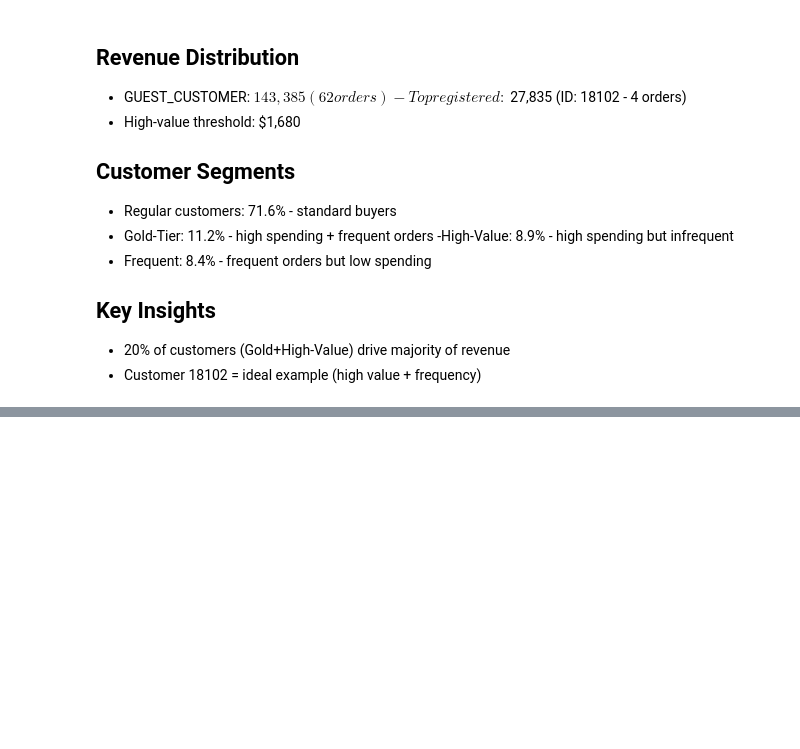
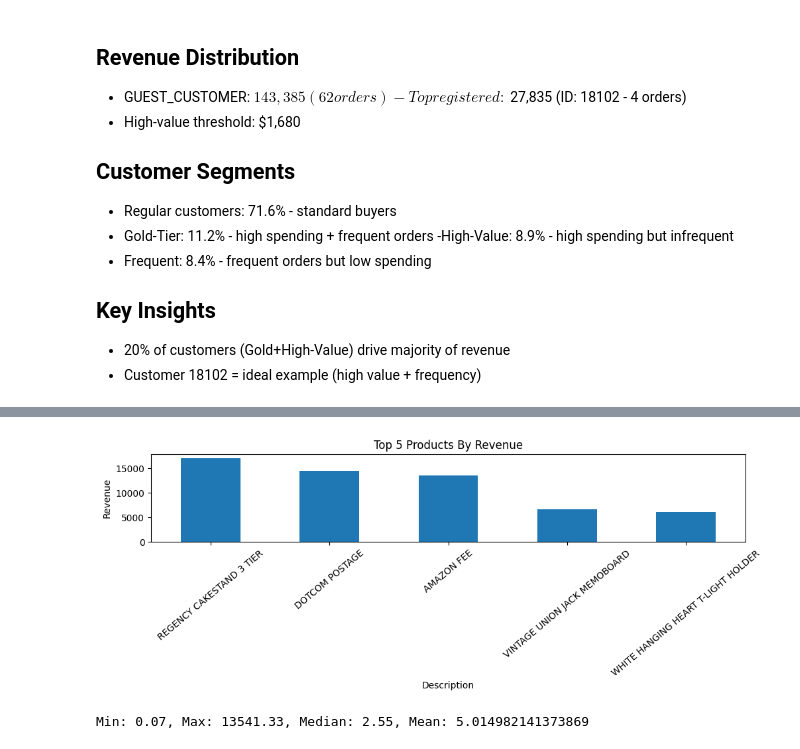
Before and after one commit to Guri-1186/Sales-Performance-Analysis, a Jupyter notebook: sales_analysis..ipynb, the cells around one changed output, grey strips where cells are left out. Cells and saved outputs as stored; diff of their text form; code cells hidden in the pictures; blank space fills up the shorter version.

Commit message:
Complete first part of Product Analysis

```diff
--- a/sales_analysis..ipynb
+++ b/sales_analysis..ipynb
@@ -729,0 +750,5 @@ Name: count, dtype: int64
+# %%
+# Products by revenue generated
+sales_clean["Revenue"] = sales_clean["Quantity"] * sales_clean["UnitPrice"]
+products_by_revenue = sales_clean.groupby("Description", observed = False)["Revenue"].sum().sort_values(ascending = False)
+print(products_by_revenue)
@@ -729,0 +769,3 @@ Name: count, dtype: int64
+# %%
+top_5_products_by_revenue = products_by_revenue.head(5)
+print(top_5_products_by_revenue )
@@ -729,0 +780,18 @@ Name: count, dtype: int64
+# %%
+top_5_products_by_revenue.plot(kind = "bar", figsize = (10,5), title = "Top 5 Products By Revenue")
+plt.xlabel("Description")
+plt.ylabel("Revenue")
+plt.tight_layout()
+plt.xticks(rotation = 40)
+plt.show()
+# %% [output]
+[figure, added]
+# %%
+min_price = sales_clean["UnitPrice"].min()
+max_price = sales_clean["UnitPrice"].max()
+median_price = sales_clean["UnitPrice"].median()
+mean_price = sales_clean["UnitPrice"].mean()
+
+print(f"Min: {min_price}, Max: {max_price}, Median: {median_price}, Mean: {mean_price}")
+# %% [output]
+Min: 0.07, Max: 13541.33, Median: 2.55, Mean: 5.014982141373869
```
Also changed, not shown: parts of 6 cells of this notebook.
